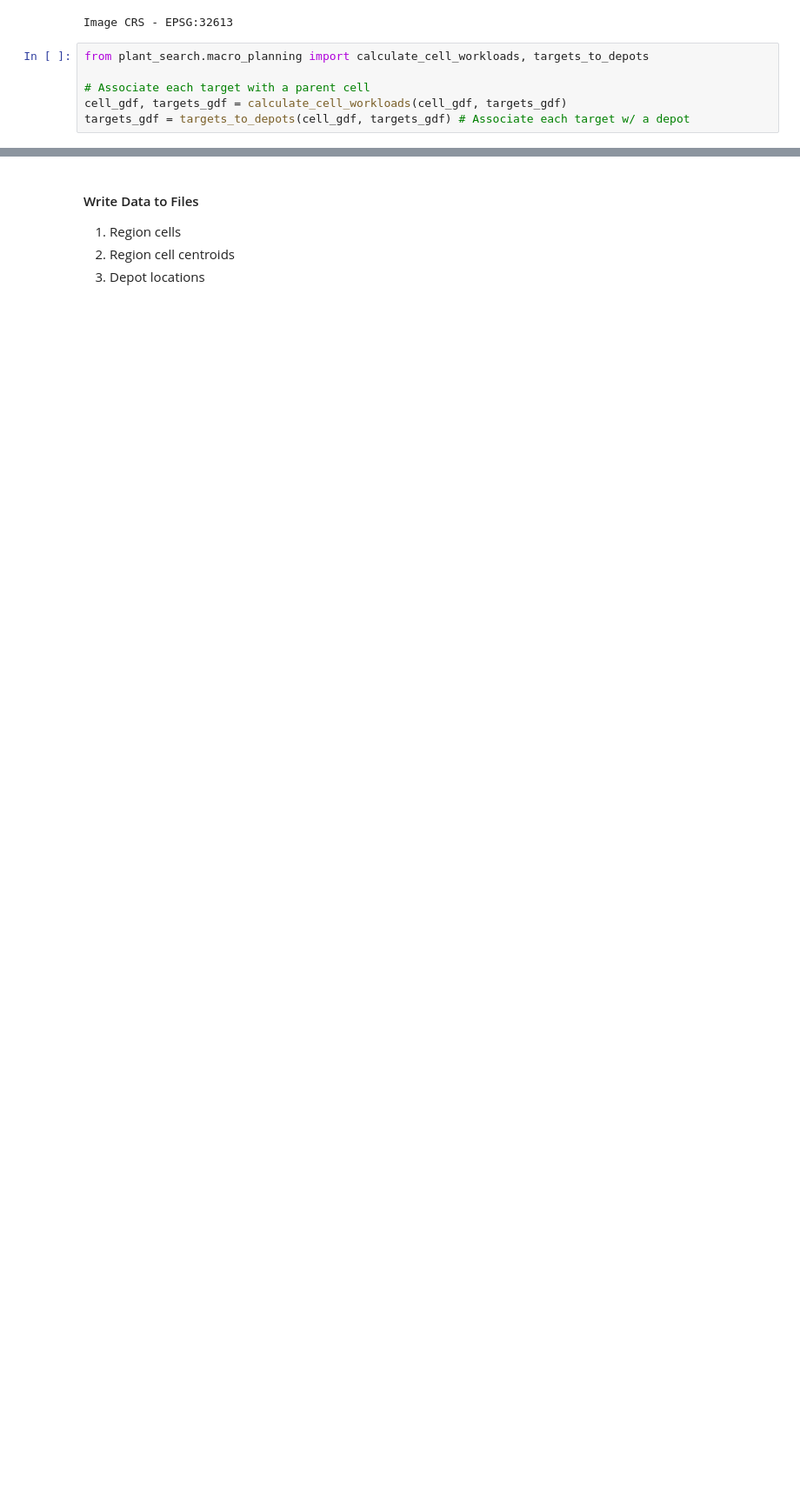
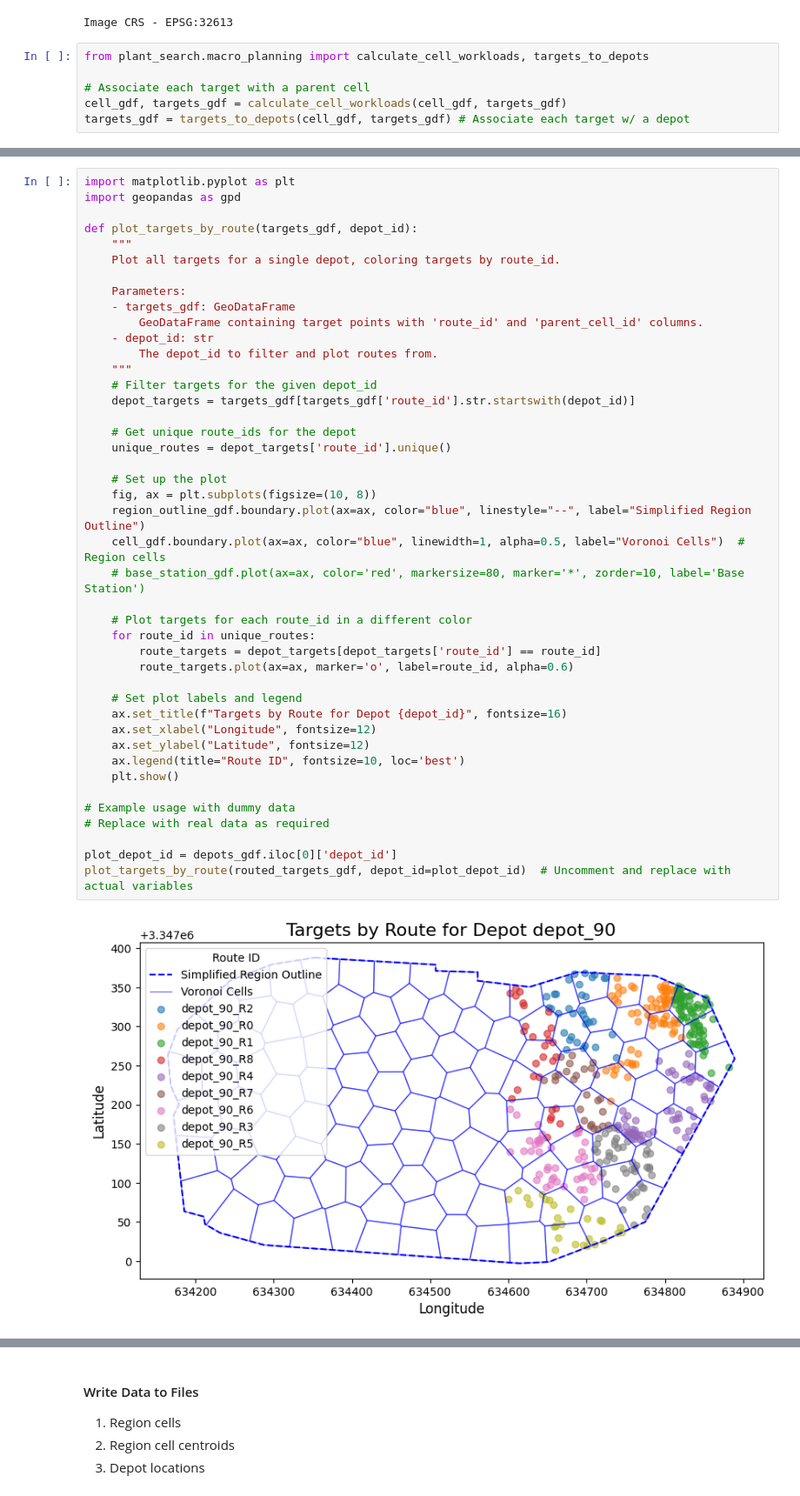
Before and after one commit to javelina-works/unsupervised-cv-search, a Jupyter notebook: content/notebooks/interactive_proto.ipynb, the cells around one changed output, grey strips where cells are left out. Shown at 87% size. Cells and saved outputs as stored; diff of their text form; blank space fills up the shorter version.

```diff
--- a/content/notebooks/interactive_proto.ipynb
+++ b/content/notebooks/interactive_proto.ipynb
@@ -261,0 +258,45 @@ routed_targets_gdf = associate_targets_with_routes(targets_gdf, macro_routes_gdf
+# %%
+import matplotlib.pyplot as plt
+import geopandas as gpd
+
+def plot_targets_by_route(targets_gdf, depot_id):
+    """
+    Plot all targets for a single depot, coloring targets by route_id.
+
+    Parameters:
+    - targets_gdf: GeoDataFrame
+        GeoDataFrame containing target points with 'route_id' and 'parent_cell_id' columns.
+    - depot_id: str
+        The depot_id to filter and plot routes from.
+    """
+    # Filter targets for the given depot_id
+    depot_targets = targets_gdf[targets_gdf['route_id'].str.startswith(depot_id)]
+
+    # Get unique route_ids for the depot
+    unique_routes = depot_targets['route_id'].unique()
+
+    # Set up the plot
+    fig, ax = plt.subplots(figsize=(10, 8))
+    region_outline_gdf.boundary.plot(ax=ax, color="blue", linestyle="--", label="Simplified Region Outline")
+    cell_gdf.boundary.plot(ax=ax, color="blue", linewidth=1, alpha=0.5, label="Voronoi Cells")  # Region cells
+    # base_station_gdf.plot(ax=ax, color='red', markersize=80, marker='*', zorder=10, label='Base Station')
+
+    # Plot targets for each route_id in a different color
+    for route_id in unique_routes:
+        route_targets = depot_targets[depot_targets['route_id'] == route_id]
+        route_targets.plot(ax=ax, marker='o', label=route_id, alpha=0.6)
+
+    # Set plot labels and legend
+    ax.set_title(f"Targets by Route for Depot {depot_id}", fontsize=16)
+    ax.set_xlabel("Longitude", fontsize=12)
+    ax.set_ylabel("Latitude", fontsize=12)
+    ax.legend(title="Route ID", fontsize=10, loc='best')
+    plt.show()
+
+# Example usage with dummy data
+# Replace with real data as required
+
+plot_depot_id = depots_gdf.iloc[0]['depot_id']
+plot_targets_by_route(routed_targets_gdf, depot_id=plot_depot_id)  # Uncomment and replace with actual variables
+# %% [output]
+[figure, added]
```
Also changed, not shown: parts of 9 cells of this notebook, 8 other files.
